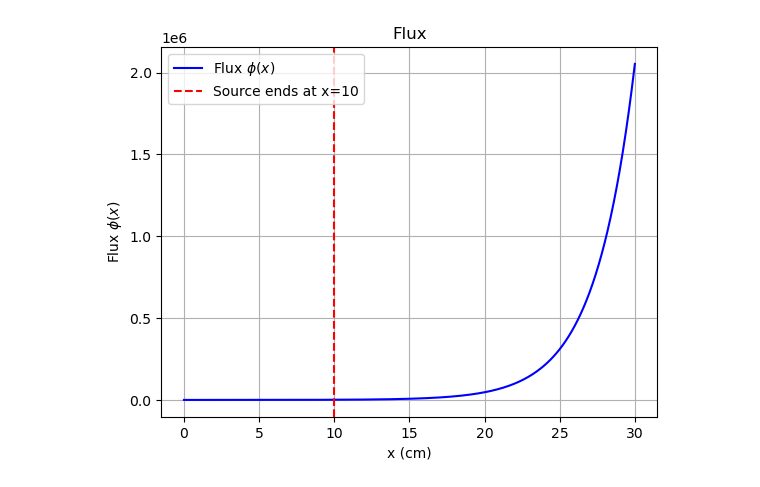
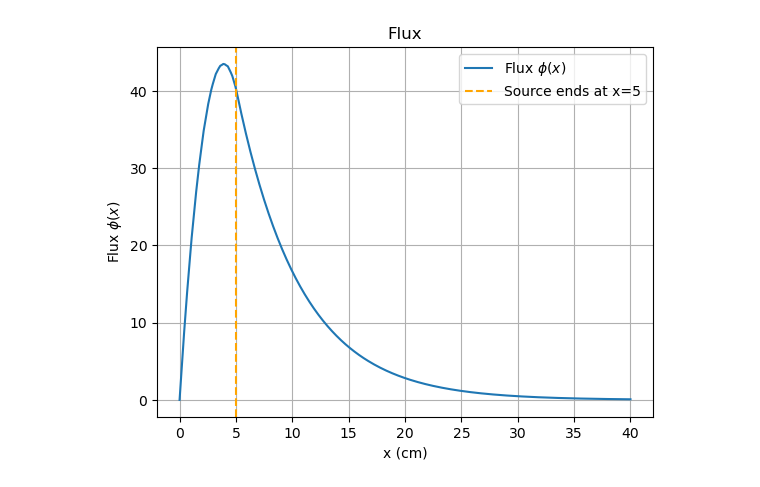
Before and after one commit to simo-pagliu/Magistrale, a Jupyter notebook: Fission Reactor Physics/Homework2/Exercise6.ipynb, the cells around one changed output. Cells and saved outputs as stored; diff of their text form; code cells hidden in the pictures.

```diff
--- a/Fission Reactor Physics/Homework2/Exercise6.ipynb
+++ b/Fission Reactor Physics/Homework2/Exercise6.ipynb
@@ -81,0 +141,8 @@ $\displaystyle 1.88982236504614 e^{- 0.377964473009227 \left|{x - x_{prime}}\rig
+# %%
+# Find the maximum flux, need it for later
+max_flux = max(phi1_vals)
+display(Latex(f"The maximum flux is {max_flux}"))
+
+# Find the value of x where the maximum flux is
+max_flux_x = x_1[phi1_vals.index(max_flux)]
+display(Latex(f"The maximum flux is at x = {max_flux_x}"))
@@ -81,0 +154,5 @@ $\displaystyle 1.88982236504614 e^{- 0.377964473009227 \left|{x - x_{prime}}\rig
+# %%
+# Define the Green's function G(x, x')
+Cost = sp.Symbol('Cost', real=True)
+G = Cost * (sp.exp(-1/L * abs(x - x_prime)) - sp.exp(-1/L * (x + x_prime)))
+display(G)
@@ -82,5 +161,10 @@ $\displaystyle 1.88982236504614 e^{- 0.377964473009227 \left|{x - x_{prime}}\rig
 # %%
 # Define the flux phi(x) as the integral of the Green function over the source region
-phi_x = sp.integrate(Q * G, (x_prime, 0, P)).doit()
+phi_x = 0
+
+steps = 15
+for x_prime_val in np.linspace(0, P, steps):
+    temp = Q * G.subs(x_prime, x_prime_val) * (P / steps)
+    phi_x += temp
 display(phi_x)
 # %% [output]
@@ -88,16 +172,22 @@ $\displaystyle 24.4292299729739 e^{0.377964473009227 x}$
+# %%
+max_value_green = phi_x.subs(x, max_flux_x).evalf()
+# Find the value of the constant
+Cost_val = sp.solve(sp.Eq(max_value_green, max_flux), Cost)[0]
+# Substitute the value of the constant
+phi_x = phi_x.subs(Cost, Cost_val)
 # %%
 # Generate data for plotting
-x_values = np.linspace(0, 30, 300)  # Range to plot
+x_values = np.linspace(0, 40, 300)  # Range to plot
 phi_values = [phi_x.subs(x, val).evalf() for val in x_values]
 
 # Plotting the flux
-plt.plot(x_values, phi_values, label=r'Flux $\phi(x)$', color='blue')
-plt.axvline(x=P, color='red', linestyle='--', label=f'Source ends at x={P}')
+plt.plot(x_values, phi_values, label=r'Flux $\phi(x)$')
+plt.axvline(x=P, color='orange', linestyle='--', label=f'Source ends at x={P}')
 plt.xlabel('x (cm)')
 plt.ylabel(r'Flux $\phi(x)$')
 plt.title('Flux')
 plt.grid(True)
 plt.legend()
 plt.show()
 # %% [output]
-[figure, old version]
+[figure, new version]
```
Also changed, not shown: parts of 18 cells of this notebook, 3 other files.
